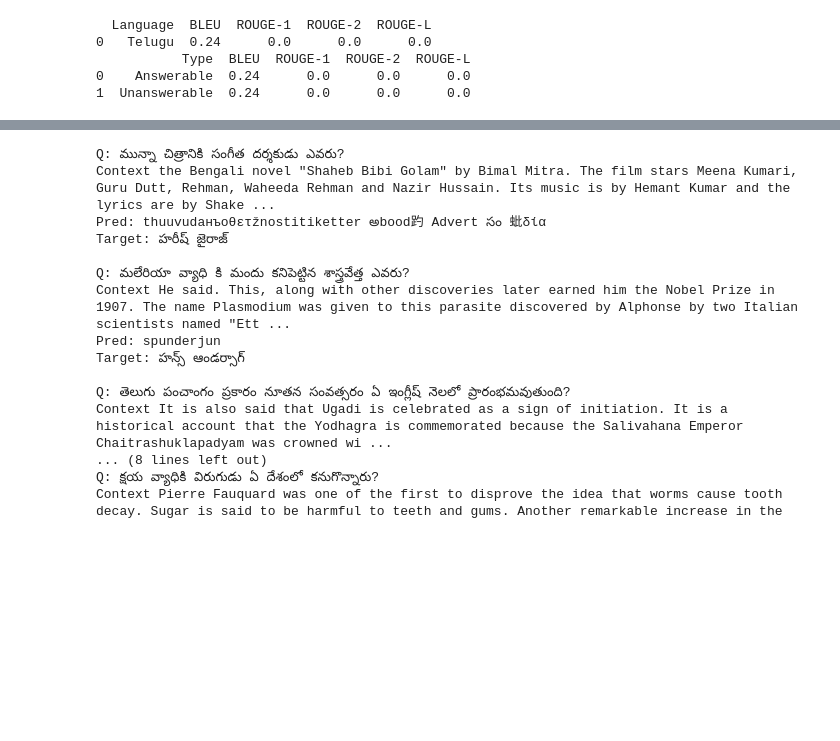
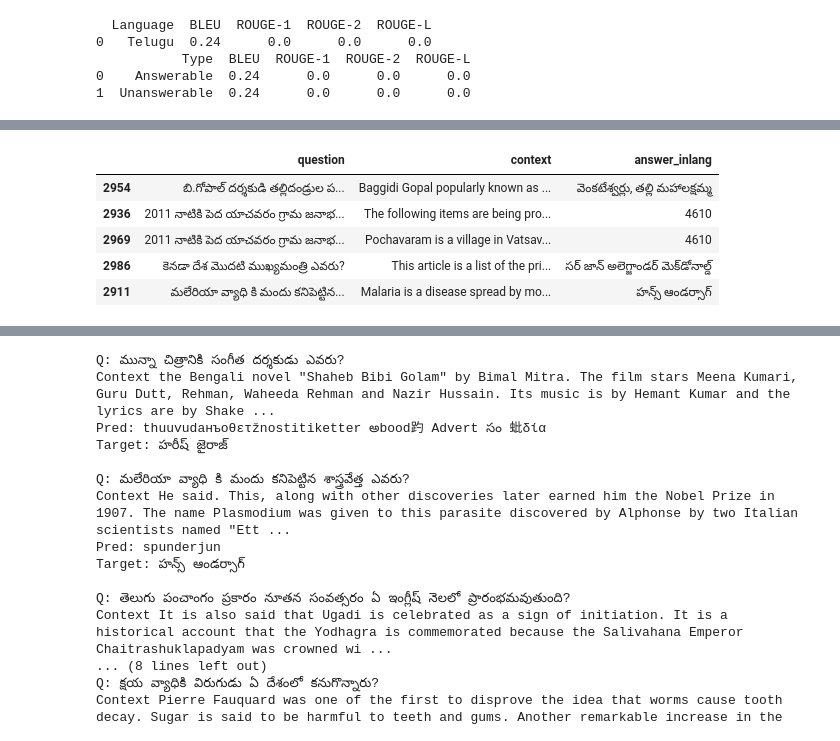
Before and after one commit to mrc300/NLP-Project, a Jupyter notebook: week39.ipynb, the cells around one changed output, grey strips where cells are left out. Cells and saved outputs as stored; diff of their text form; code cells hidden in the pictures; blank space fills up the shorter version.

```diff
--- a/week39.ipynb
+++ b/week39.ipynb
@@ -231,0 +253,9 @@ print(df_results)
+# %%
+df_te_val[df_te_val["answerable"] == False][["question", "context", "answer_inlang"]].sample(5)
+# %% [output]
+|  | question | context | answer_inlang |
+| 2954 | బి.గోపాల్ దర్శకుడి తల్లిదండ్రుల ప... | Baggidi Gopal popularly known as ... | వెంకటేశ్వర్లు, తల్లి మహాలక్షమ్మ |
+| 2936 | 2011 నాటికి పెద యాచవరం గ్రామ జనాభ... | The following items are being pro... | 4610 |
+| 2969 | 2011 నాటికి పెద యాచవరం గ్రామ జనాభ... | Pochavaram is a village in Vatsav... | 4610 |
+| 2986 | కెనడా దేశ మొదటి ముఖ్యమంత్రి ఎవరు? | This article is a list of the pri... | సర్ జాన్ అలెగ్జాండర్ మెక్‌డోనాల్డ్ |
+| 2911 | మలేరియా వ్యాధి కి మందు కనిపెట్టిన... | Malaria is a disease spread by mo... | హన్స్ ఆండర్సాగ్ |
```
Also changed, not shown: parts of 9 cells of this notebook.
